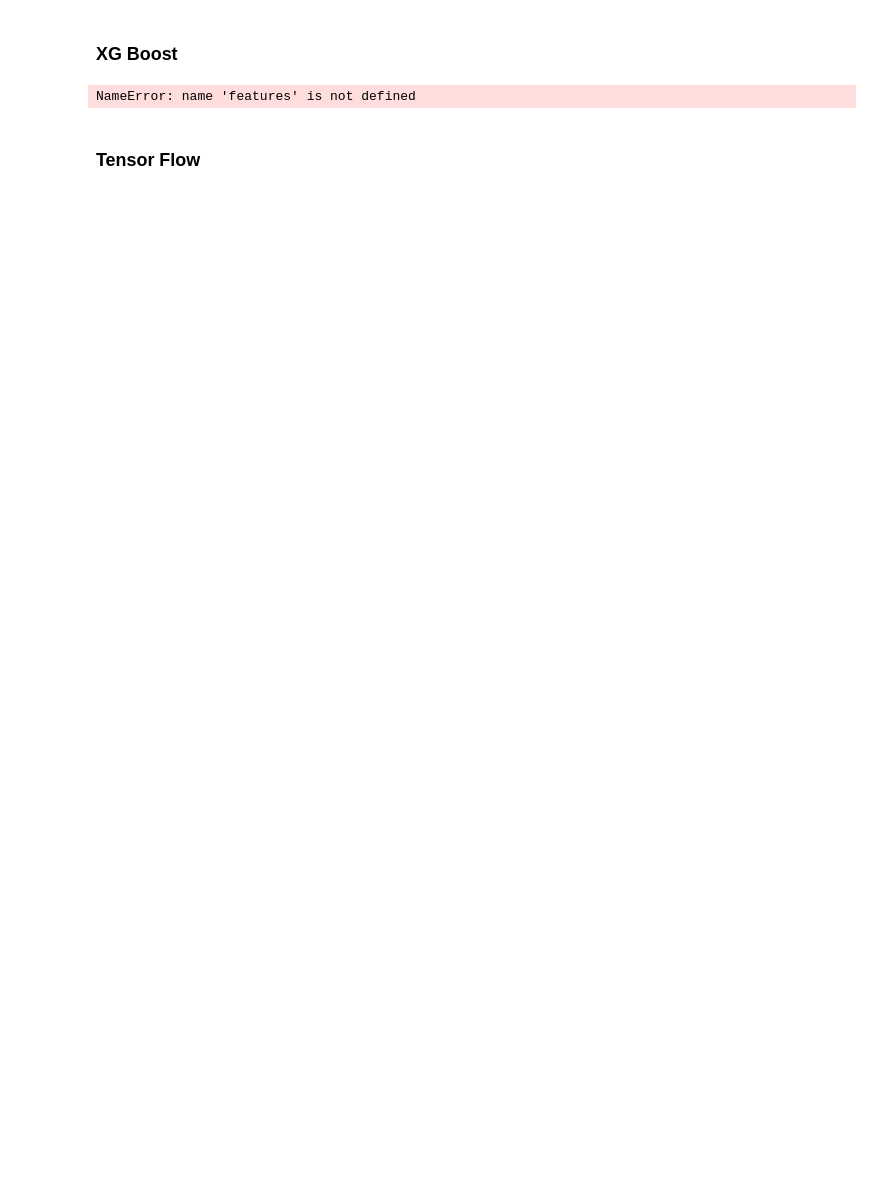
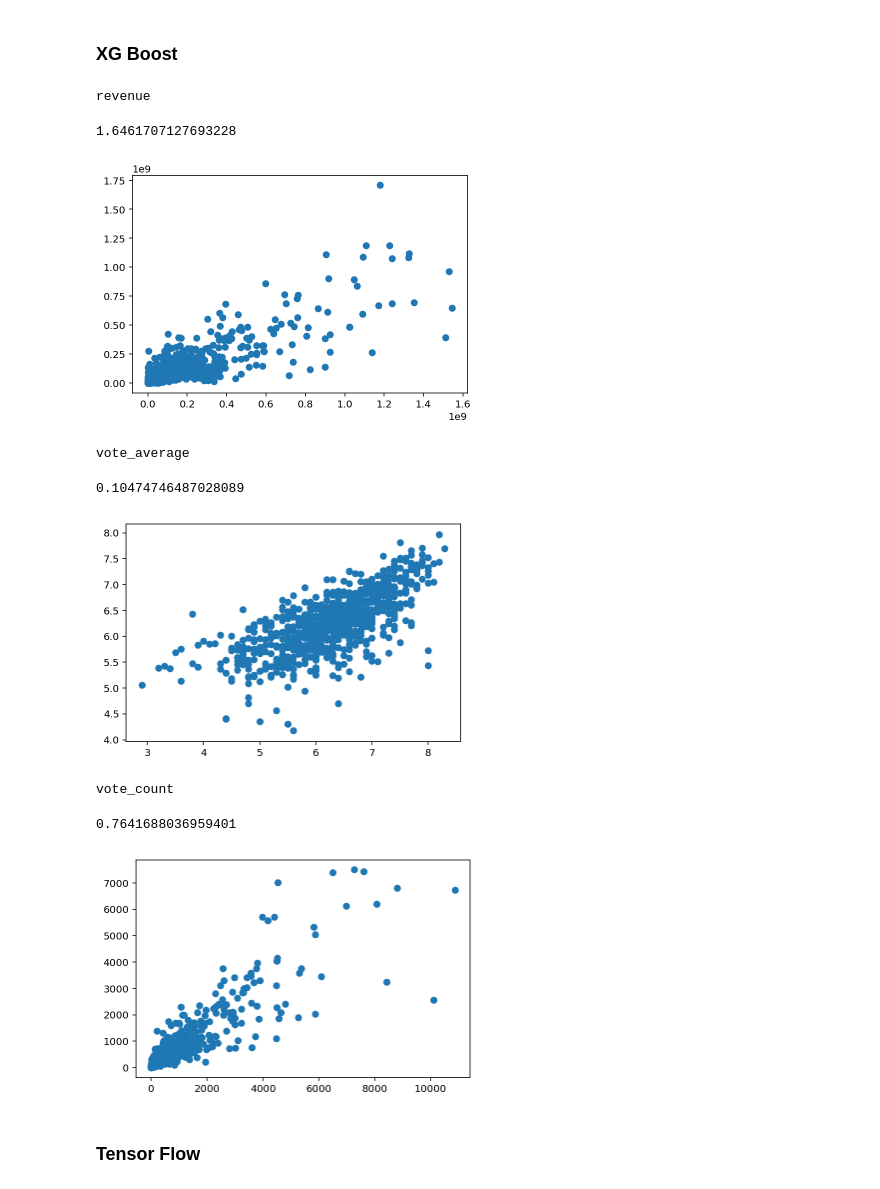
Before and after one commit to jcomish/MovieAnalysis, a Jupyter notebook: MovieAnalysis.ipynb, the cells around one changed output. Saved outputs shown, nothing was run; the diff lists cells and outputs as text; code cells hidden in the pictures; blank space fills up the shorter version.

```diff
--- a/MovieAnalysis.ipynb
+++ b/MovieAnalysis.ipynb
@@ -606,3 +594,3 @@ Fitting 3 folds for each of 100 candidates, totalling 300 fits
 # %%
 for i, feature in enumerate(features):
-    rf_random[i].best_params_
+    print(rf_random[i].best_params_)
@@ -639,20 +636,29 @@ import xgboost as xgb
 # %%
 xg = []
 xg_sols = []
 for i, feature in enumerate(features):
     xg.append([])
     xg_sols.append([])
 
     xg[i] = xgb.XGBRegressor(objective ='reg:linear', colsample_bytree = 0.3, learning_rate = 0.1,
-                    max_depth = 5, alpha = 10, n_estimators = 10).fit(X_train[i], y[i])
+                    max_depth = 25, alpha = 10, n_estimators = 100).fit(X_train[i], y[i])
 
     xg_sols[i] = np.expm1(xg[i].predict(X_test[i]))
 
     print(feature)
     matplotlib.pyplot.scatter(test_sols[i], xg_sols[i])
     print(rmse_cv(xg[i], X_train[i], y[i], 10).mean())
+    plt.show()
 # %% [output]
-NameError: name 'features' is not defined
+revenue
+1.6461707127693228
+[figure, added]
+vote_average
+0.10474746487028089
+[figure, added]
+vote_count
+0.7641688036959401
+[figure, added]
 # %% [markdown]
 ### Tensor Flow
 # %%
```
Also changed, not shown: parts of 10 cells of this notebook, 6 other files.
